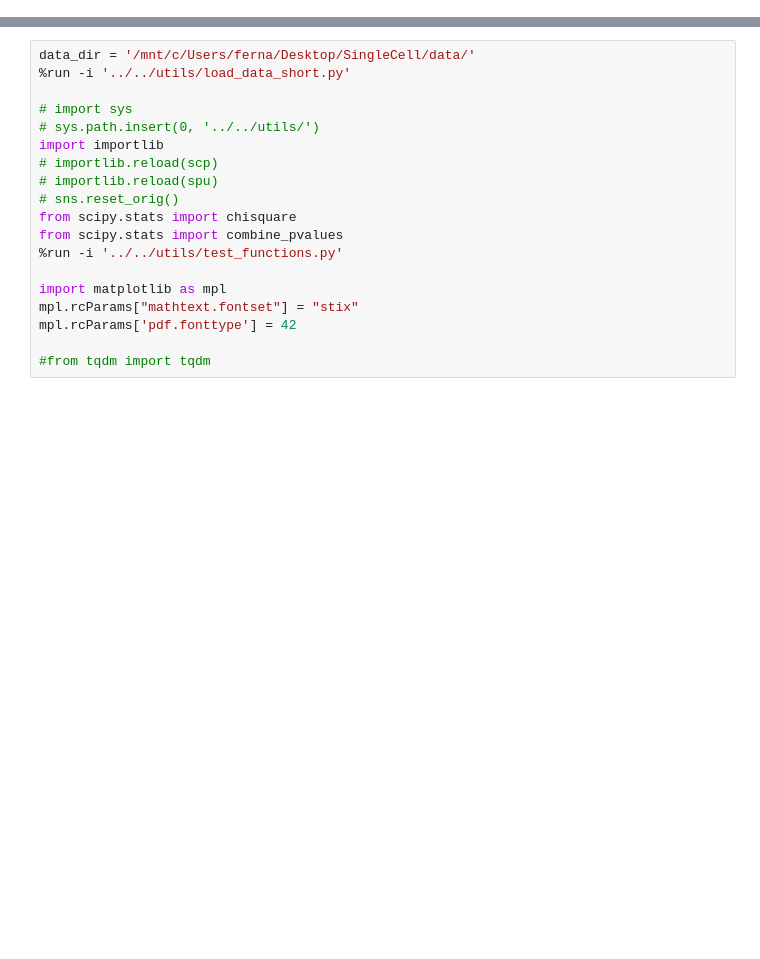
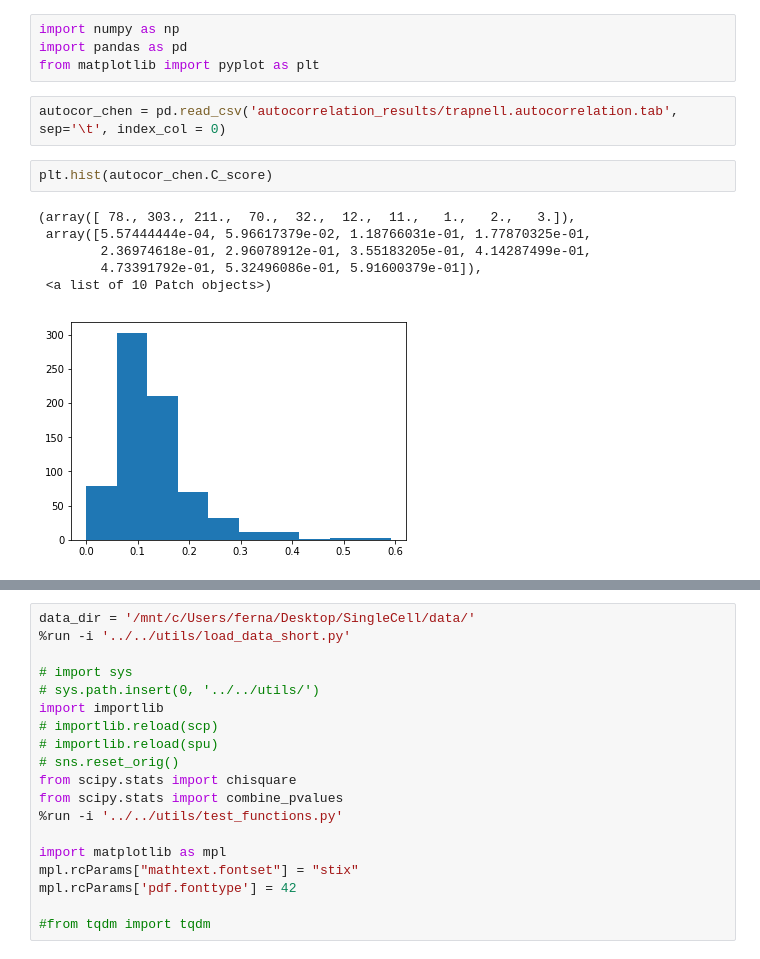
Before and after one commit to lareaulab/sc_binary_splicing, a Jupyter notebook: results/data_analysis/autocorrelation-Copy1.ipynb, the cells around one changed output, grey strips where cells are left out. Saved outputs shown, nothing was run; the diff lists cells and outputs as text; blank space fills up the shorter version.

Commit message:
autocorrelation exon shuffling

```diff
--- a/results/data_analysis/autocorrelation-Copy1.ipynb
+++ b/results/data_analysis/autocorrelation-Copy1.ipynb
@@ -0,0 +1,15 @@
+# %%
+import numpy as np
+import pandas as pd
+from matplotlib import pyplot as plt
+# %%
+autocor_chen = pd.read_csv('autocorrelation_results/trapnell.autocorrelation.tab', sep='\t', index_col = 0)
+# %%
+plt.hist(autocor_chen.C_score)
+# %% [output]
+(array([ 78., 303., 211.,  70.,  32.,  12.,  11.,   1.,   2.,   3.]),
+ array([5.57444444e-04, 5.96617379e-02, 1.18766031e-01, 1.77870325e-01,
+        2.36974618e-01, 2.96078912e-01, 3.55183205e-01, 4.14287499e-01,
+        4.73391792e-01, 5.32496086e-01, 5.91600379e-01]),
+ <a list of 10 Patch objects>)
+[figure, added]
```
Also changed, not shown: parts of 2 cells of this notebook, 21 other files.
